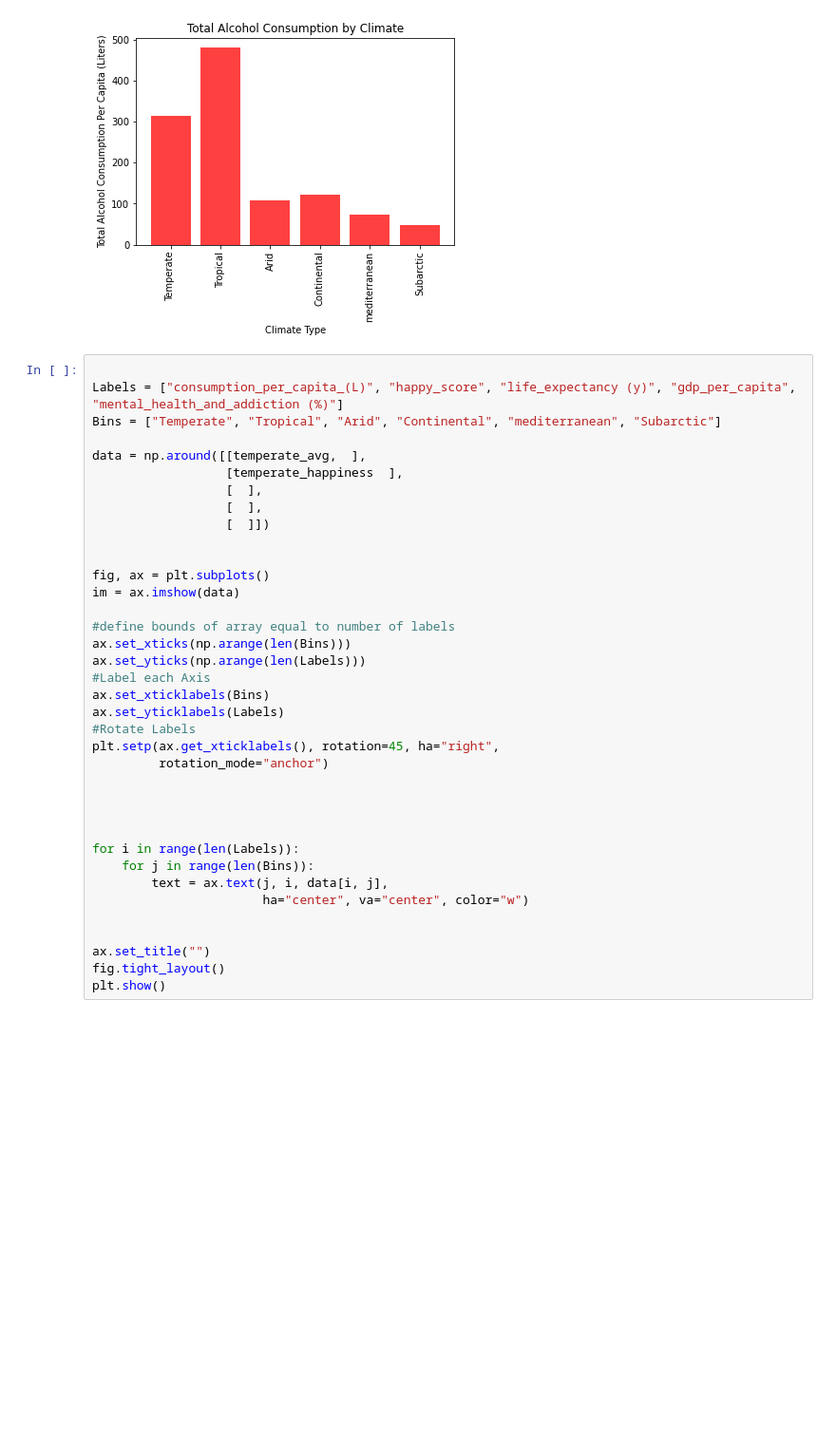
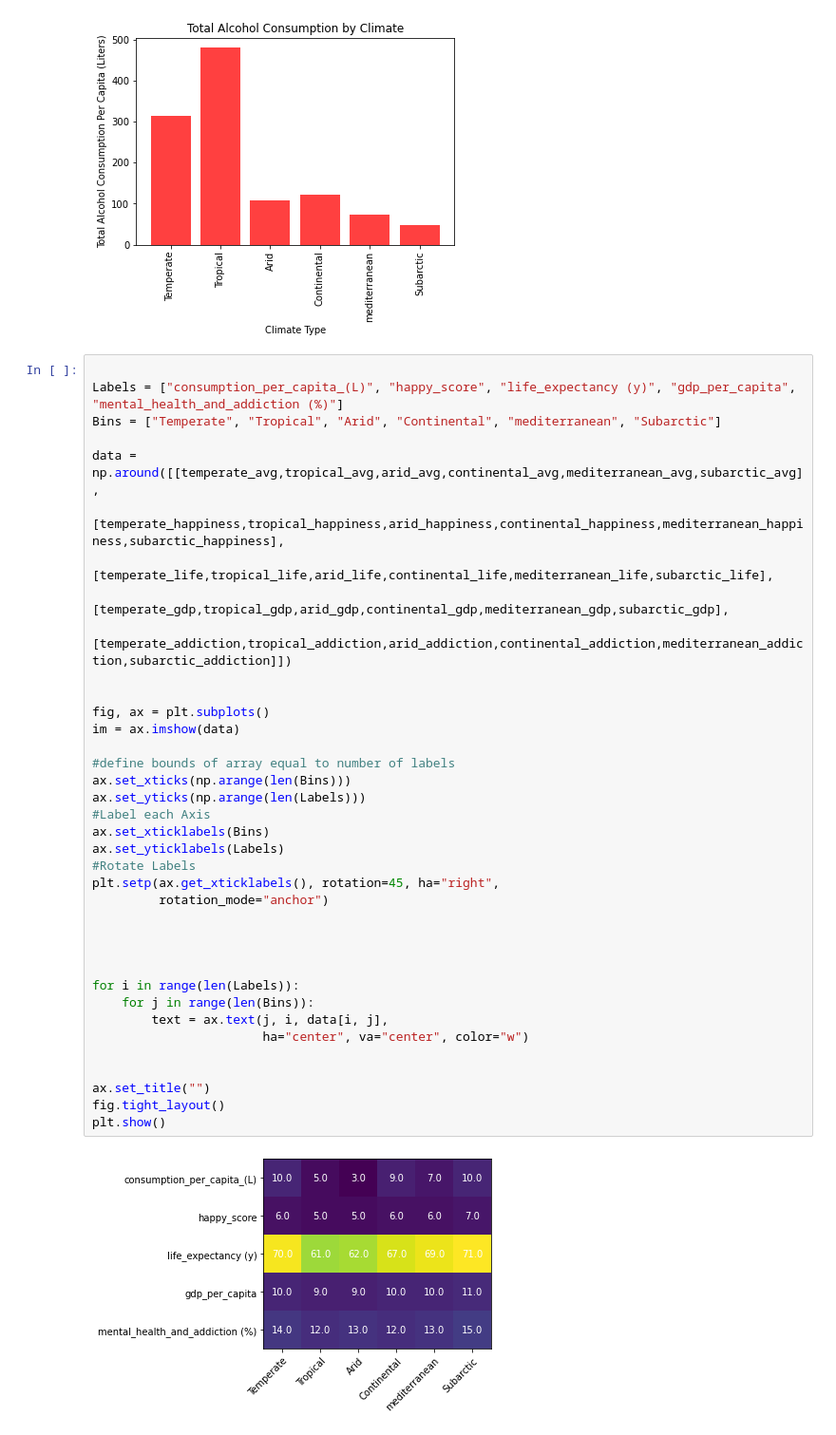
Before and after one commit to reccleston/data-analysis-project-1, a Jupyter notebook: stephen/Climate Stats.ipynb, the cells around one changed output. Shown at 95% size. Drawn from its saved outputs; the diff is of its cells as text; blank space fills up the shorter version.

```diff
--- a/stephen/Climate Stats.ipynb
+++ b/stephen/Climate Stats.ipynb
@@ -246,35 +246,37 @@ plt.xticks(tick_locations, ["Temperate", "Tropical", "Arid", "Continental", "med
 Labels = ["consumption_per_capita_(L)", "happy_score", "life_expectancy (y)", "gdp_per_capita", "mental_health_and_addiction (%)"]
 Bins = ["Temperate", "Tropical", "Arid", "Continental", "mediterranean", "Subarctic"]
 
-data = np.around([[temperate_avg,  ],
-                  [temperate_happiness  ],
-                  [  ],
-                  [  ],
-                  [  ]])
+data = np.around([[temperate_avg,tropical_avg,arid_avg,continental_avg,mediterranean_avg,subarctic_avg],
+                  [temperate_happiness,tropical_happiness,arid_happiness,continental_happiness,mediterranean_happiness,subarctic_happiness],
+                  [temperate_life,tropical_life,arid_life,continental_life,mediterranean_life,subarctic_life],
+                  [temperate_gdp,tropical_gdp,arid_gdp,continental_gdp,mediterranean_gdp,subarctic_gdp],
+                  [temperate_addiction,tropical_addiction,arid_addiction,continental_addiction,mediterranean_addiction,subarctic_addiction]])
 
 
 fig, ax = plt.subplots()
 im = ax.imshow(data)
 
 #define bounds of array equal to number of labels
 ax.set_xticks(np.arange(len(Bins)))
 ax.set_yticks(np.arange(len(Labels)))
 #Label each Axis
 ax.set_xticklabels(Bins)
 ax.set_yticklabels(Labels)
 #Rotate Labels
 plt.setp(ax.get_xticklabels(), rotation=45, ha="right",
          rotation_mode="anchor")
 
 
 
 
 for i in range(len(Labels)):
     for j in range(len(Bins)):
         text = ax.text(j, i, data[i, j],
                        ha="center", va="center", color="w")
 
 
 ax.set_title("")
 fig.tight_layout()
 plt.show()
+# %% [output]
+[figure, added]
```
Also changed, not shown: 1 other file.
